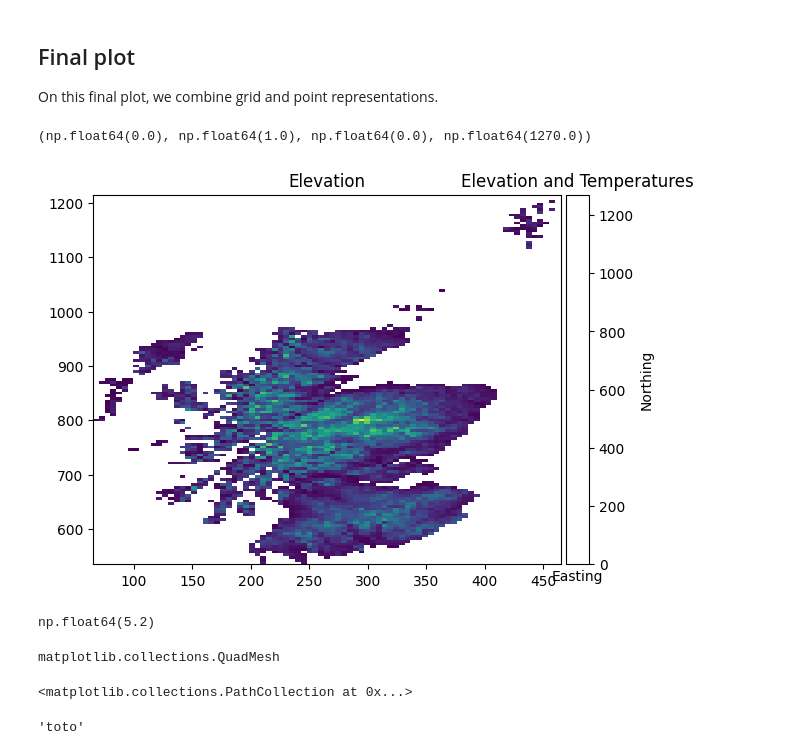
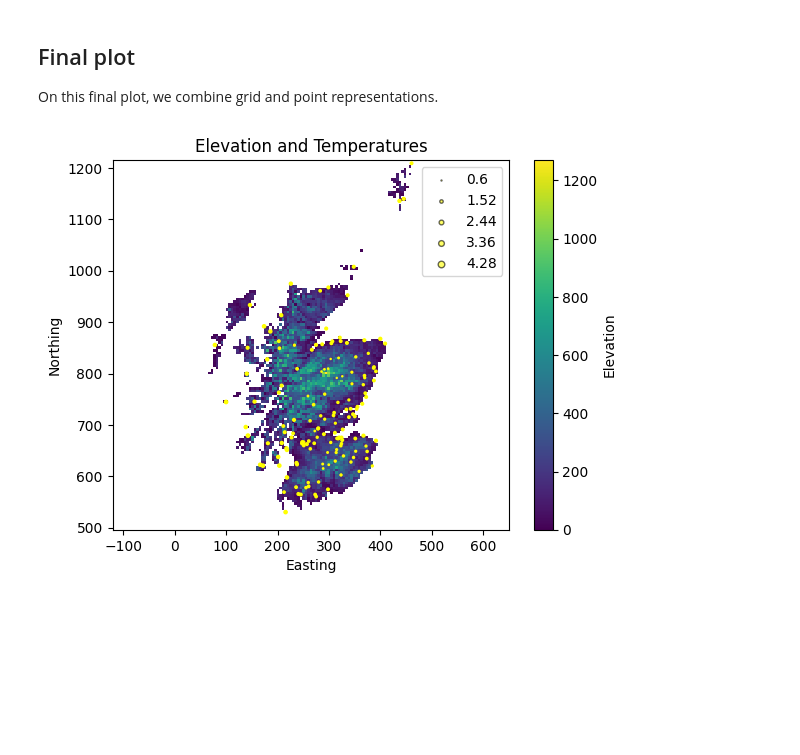
Before and after one commit to mike-pereira/minigst, a Jupyter notebook: python/TP/02_Db.ipynb, the cells around one changed output. Drawn from its saved outputs; the diff is of its cells as text; code cells hidden in the pictures; blank space fills up the shorter version.

```diff
--- a/python/TP/02_Db.ipynb
+++ b/python/TP/02_Db.ipynb
@@ -517,34 +517,13 @@ Note that any variable can be considered as a Selection: it must simply be assig
 On this final plot, we combine grid and point representations.
 # %%
 fig, ax = plt.subplots()
-im = ax.raster(grid,name="Elevation", label = "Elevation", flagColorBar = True)
+im = ax.raster(grid,name="Elevation", label = "Elevation")
 aa = plt.colorbar(im)
 aa.set_label("Elevation")
-
-
-sy = ax.symbol(dat,nameSize = "*temp", c = "yellow", flagLegendSize = True, sizmin = 0, sizmax = 6 )
-temp = dat["*temp"]
-temp = temp[~np.isnan(temp)]
-#handles, labels = sy.legend_elements(prop = "size", alpha=0.6, num=4, func=lambda s: s/10)
-#legend = ax.legend(handles, labels, title="Temperatures", loc="upper left", frameon=True)
-#ax.add_artist(legend)
-
+sy = ax.symbol(dat,nameSize = "*temp", c = "yellow", flagLegendSize = True, sizmin = 0.5, sizmax = 6 )
 plt.xlabel("Easting")
 plt.ylabel("Northing")
 plt.title("Elevation and Temperatures")
-plt.axis("equal")
+aa = plt.axis("equal")
 # %% [output]
-(np.float64(0.0), np.float64(1.0), np.float64(0.0), np.float64(1270.0))
-[figure, old version]
+[figure, new version]
-# %%
-np.nanmax(dat["*temp"])
-# %% [output]
-np.float64(5.2)
-# %%
-type(im)
-# %% [output]
-matplotlib.collections.QuadMesh
-# %%
-sy
-# %% [output]
-<matplotlib.collections.PathCollection at 0x...>
@@ -553,4 +529,0 @@ sy.legend = "toto"
-# %%
-sy.legend
-# %% [output]
-'toto'
```
Also changed, not shown: parts of 3 cells of this notebook, 9 other files.
